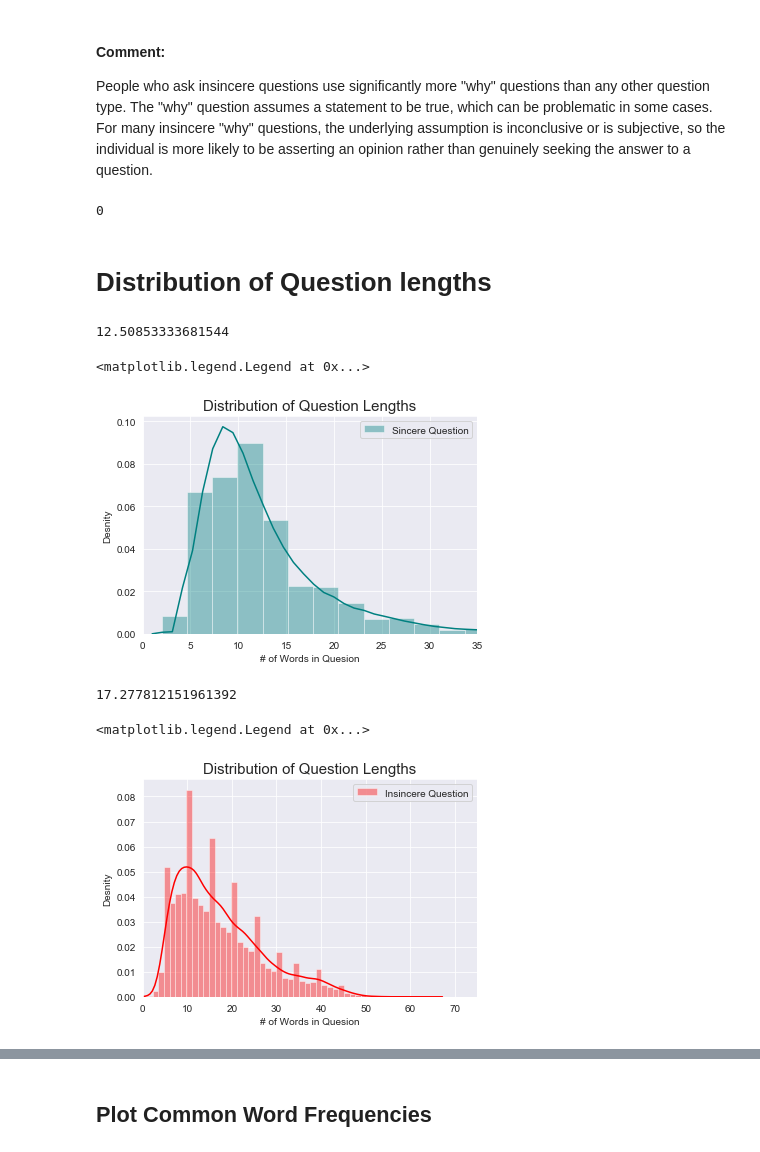
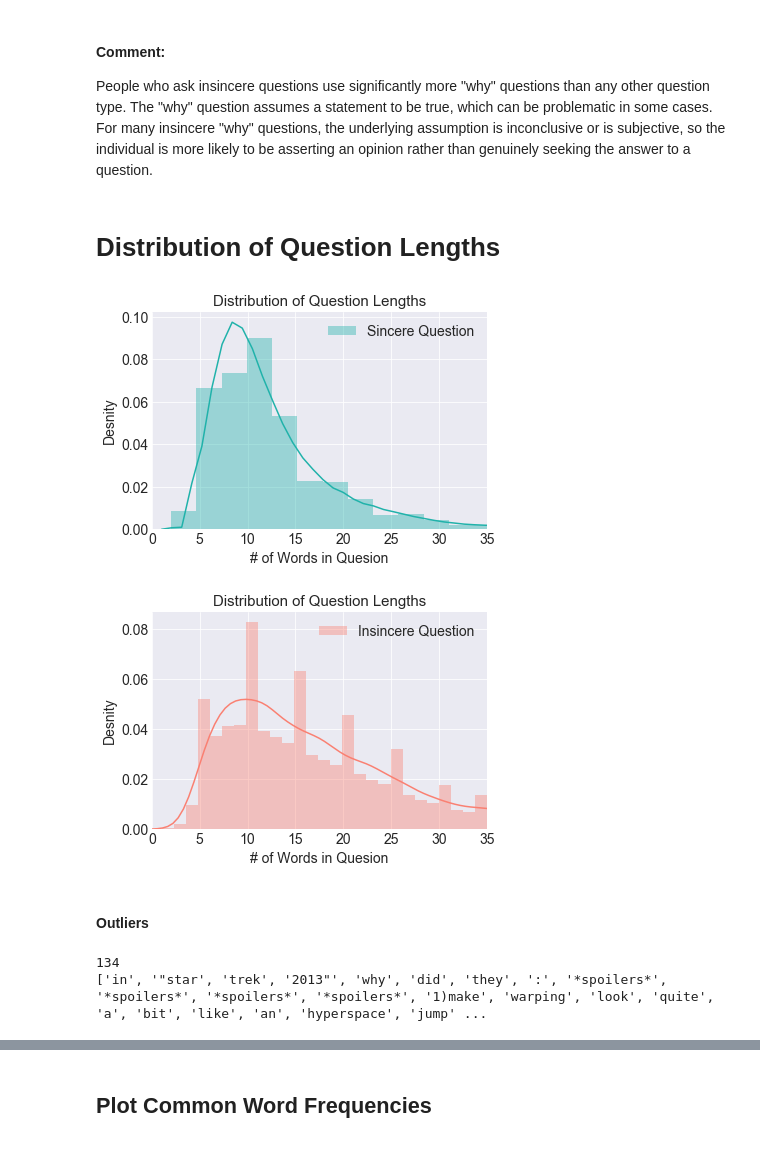
Before and after one commit to TemCodes/Quora-Question-Analysis, a Jupyter notebook: QuoraTextClassification.ipynb, the cells around one changed output, grey strips where cells are left out. Cells and saved outputs as stored; diff of their text form; code cells hidden in the pictures.

```diff
--- a/QuoraTextClassification.ipynb
+++ b/QuoraTextClassification.ipynb
@@ -269,44 +150,32 @@ for sublist in split_train1:
-# %%
-len(questions)
-# %% [output]
-0
 # %% [markdown]
-# Distribution of Question lengths
+# Distribution of Question Lengths
 # %%
-import seaborn as sns
-import numpy as np
-question_lengths_sincere = []
-for question in split_train0:
-    question_lengths_sincere.append(len(question))
-
-print(np.mean(question_lengths_sincere))
-sns.set_style('darkgrid')
-fig1=sns.distplot(np.array(question_lengths_sincere),color="teal")
-axes = fig1.axes
-axes.set_xlim(0,35)
-fig1.set_title('Distribution of Question Lengths', fontsize = 15)
-fig1.set_xlabel('# of Words in Quesion')
-fig1.set_ylabel('Desnity')
-fig1.legend(['Sincere Question'])
+def question_lengths_distribution(split_train, q_type, c):
+    question_lengths = []
+    for question in split_train:
+        question_lengths.append(len(question))
+    sns.set_style('darkgrid')
+    fig1=sns.distplot(np.array(question_lengths), color = c)
+    axes = fig1.axes
+    axes.set_xlim(0,35)
+    fig1.set_title('Distribution of Question Lengths', fontsize = 15)
+    fig1.set_xlabel('# of Words in Quesion')
+    fig1.set_ylabel('Desnity')
+    fig1.legend([q_type + ' Question'])
+    plt.show()
-# %% [output]
-12.50853333681544
-<matplotlib.legend.Legend at 0x...>
-[figure, removed]
-# %%
-question_lengths_insincere = []
-for question in split_train1:
-    question_lengths_insincere.append(len(question))
-
-print(np.mean(question_lengths_insincere))
-sns.set_style('darkgrid')
-fig1=sns.distplot(np.array(question_lengths_insincere),color="red")
-axes = fig1.axes
-axes.set_xlim(0,75)
-fig1.set_title('Distribution of Question Lengths', fontsize = 15)
-fig1.set_xlabel('# of Words in Quesion')
-fig1.set_ylabel('Desnity')
-fig1.legend(['Insincere Question'])
-# %% [output]
-17.277812151961392
-<matplotlib.legend.Legend at 0x...>
-[figure, removed]
+# %%
+question_lengths_distribution(split_train0, 'Sincere', 'lightseagreen')
+question_lengths_distribution(split_train1, 'Insincere', 'salmon')
+# %% [output]
+[figure, added]
+[figure, added]
+# %% [markdown]
+#### Outliers
+# %%
+# Sincere
+sincere_outlier = split_train0[489956]
+print(len(sincere_outlier))
+print sincere_outlier
+# %% [output]
+134
+['in', '"star', 'trek', '2013"', 'why', 'did', 'they', ':', '*spoilers*', '*spoilers*', '*spoilers*', '*spoilers*', '1)make', 'warping', 'look', 'quite', 'a', 'bit', 'like', 'an', 'hyperspace', 'jump' ...
```
Also changed, not shown: parts of 92 cells of this notebook.
